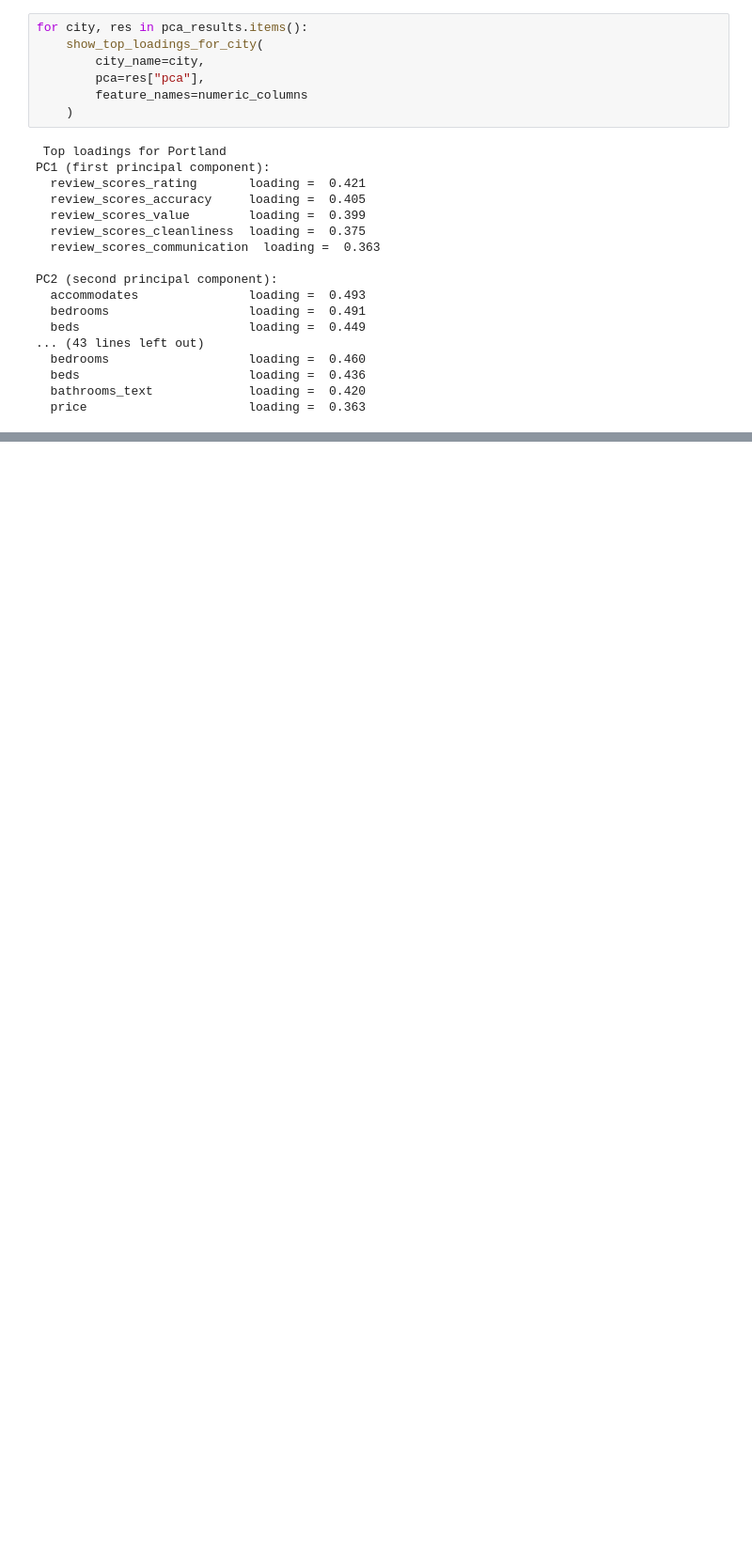
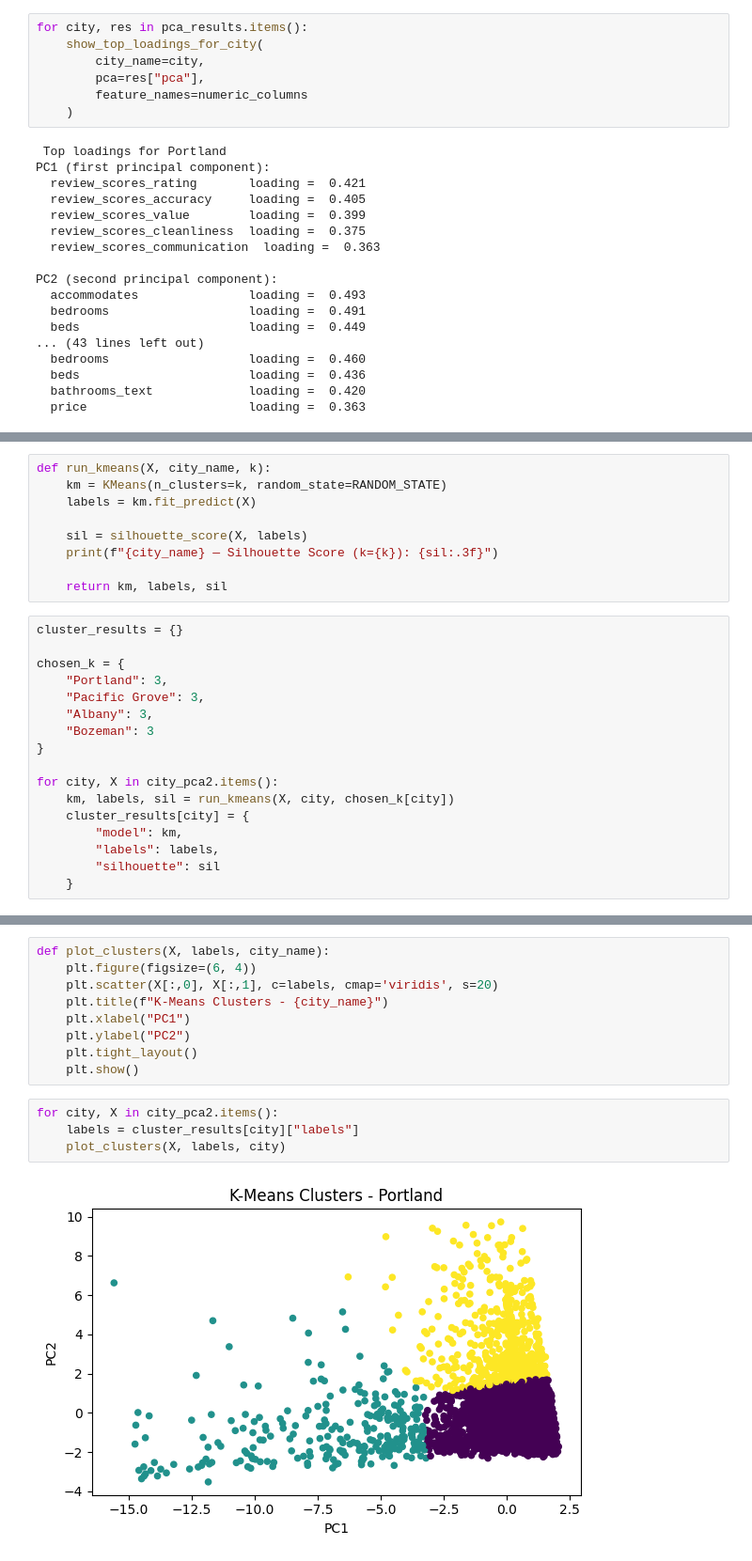
Before and after one commit to aryaa-deshpande/Multi-City-Airbnb-Market-Analysis, a Jupyter notebook: Deshpande_AryaaParesh_takehome.ipynb, the cells around one changed output, grey strips where cells are left out. Shown: that part at 94% size. Drawn from its saved outputs; the diff is of its cells as text; blank space fills up the shorter version.

```diff
--- a/Deshpande_AryaaParesh_takehome.ipynb
+++ b/Deshpande_AryaaParesh_takehome.ipynb
@@ -356,0 +400,26 @@ PC2 (second principal component):
+# %%
+def run_kmeans(X, city_name, k):
+    km = KMeans(n_clusters=k, random_state=RANDOM_STATE)
+    labels = km.fit_predict(X)
+
+    sil = silhouette_score(X, labels)
+    print(f"{city_name} — Silhouette Score (k={k}): {sil:.3f}")
+
+    return km, labels, sil
+# %%
+cluster_results = {}
+
+chosen_k = {
+    "Portland": 3,
+    "Pacific Grove": 3,
+    "Albany": 3,
+    "Bozeman": 3
+}
+
+for city, X in city_pca2.items():
+    km, labels, sil = run_kmeans(X, city, chosen_k[city])
+    cluster_results[city] = {
+        "model": km,
+        "labels": labels,
+        "silhouette": sil
+    }
@@ -356,0 +433,15 @@ PC2 (second principal component):
+# %%
+def plot_clusters(X, labels, city_name):
+    plt.figure(figsize=(6, 4))
+    plt.scatter(X[:,0], X[:,1], c=labels, cmap='viridis', s=20)
+    plt.title(f"K-Means Clusters - {city_name}")
+    plt.xlabel("PC1")
+    plt.ylabel("PC2")
+    plt.tight_layout()
+    plt.show()
+# %%
+for city, X in city_pca2.items():
+    labels = cluster_results[city]["labels"]
+    plot_clusters(X, labels, city)
+# %% [output]
+[figure, added]
```
Also changed, not shown: parts of 13 cells of this notebook.
